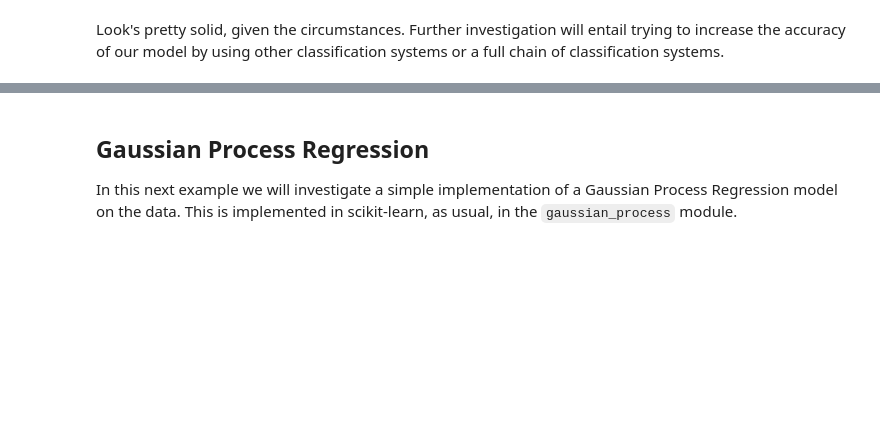
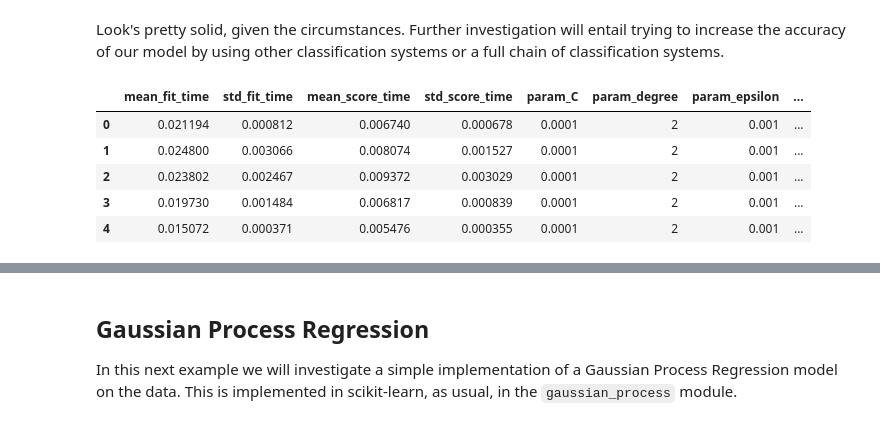
Before and after one commit to bbjornstad/concrete-strength-regression, a Jupyter notebook: index.ipynb, the cells around one changed output, grey strips where cells are left out. Saved outputs shown, nothing was run; the diff lists cells and outputs as text; code cells hidden in the pictures; blank space fills up the shorter version.

```diff
--- a/index.ipynb
+++ b/index.ipynb
@@ -170,2 +172,12 @@ svr_grid_search.score(x_val_norm, y_val)
 # %% [markdown]
 Look's pretty solid, given the circumstances. Further investigation will entail trying to increase the accuracy of our model by using other classification systems or a full chain of classification systems.
+# %%
+svr_results_df = pd.DataFrame(svr_grid_search.cv_results_)
+svr_results_df.head()
+# %% [output]
+|  | mean_fit_time | std_fit_time | mean_score_time | std_score_time | param_C | param_degree | param_epsilon | ... |
+| 0 | 0.021194 | 0.000812 | 0.006740 | 0.000678 | 0.0001 | 2 | 0.001 | ... |
+| 1 | 0.024800 | 0.003066 | 0.008074 | 0.001527 | 0.0001 | 2 | 0.001 | ... |
+| 2 | 0.023802 | 0.002467 | 0.009372 | 0.003029 | 0.0001 | 2 | 0.001 | ... |
+| 3 | 0.019730 | 0.001484 | 0.006817 | 0.000839 | 0.0001 | 2 | 0.001 | ... |
+| 4 | 0.015072 | 0.000371 | 0.005476 | 0.000355 | 0.0001 | 2 | 0.001 | ... |
```
Also changed, not shown: parts of 8 cells of this notebook.
